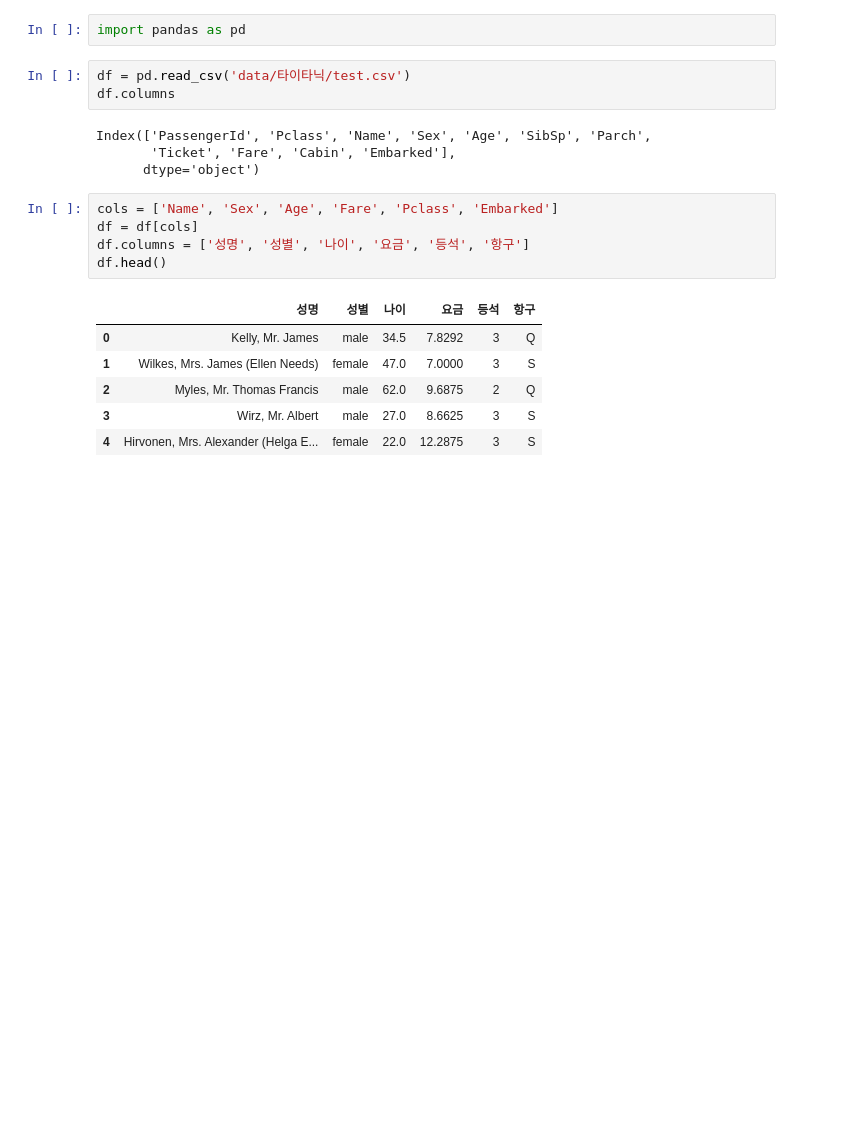
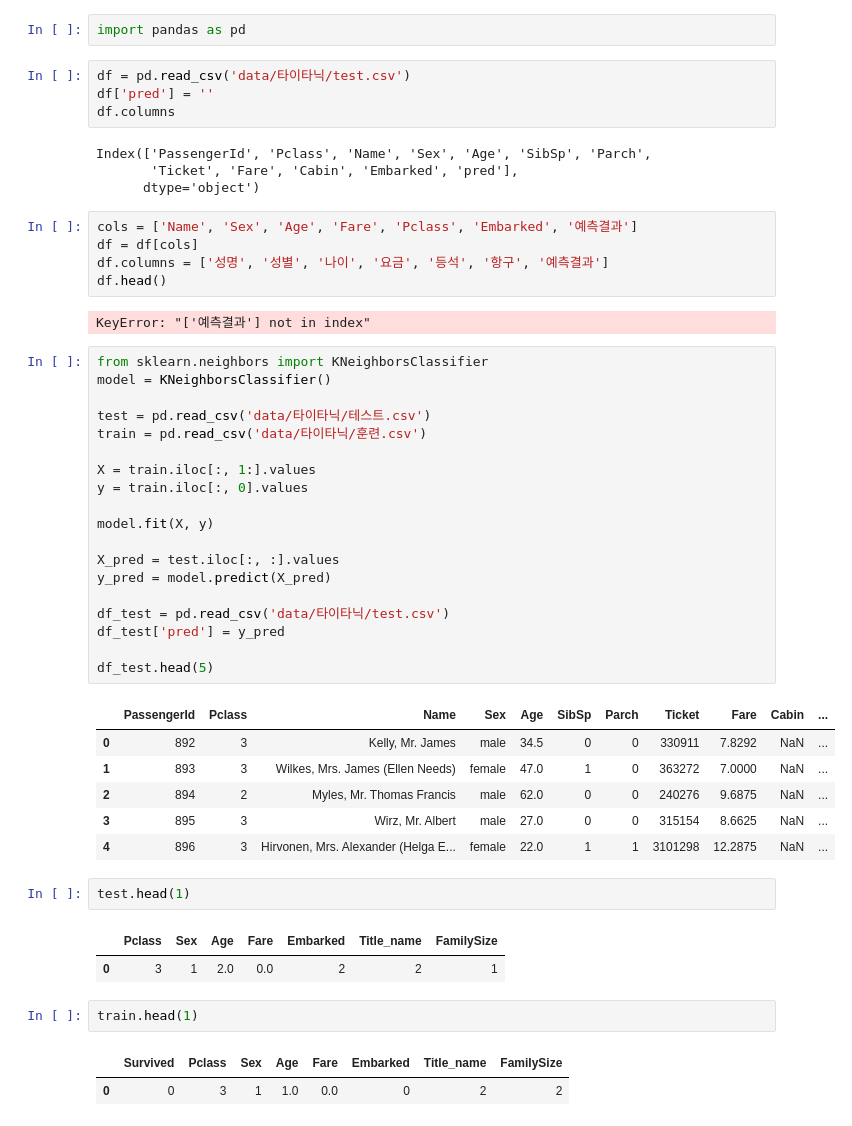
Before and after one commit to junhwan4769/python0, a Jupyter notebook: 05.인공지능/08.타이타닉1.ipynb, the cells around one changed output. Saved outputs shown, nothing was run; the diff lists cells and outputs as text; blank space fills up the shorter version.

```diff
--- a/05.인공지능/08.타이타닉1.ipynb
+++ b/05.인공지능/08.타이타닉1.ipynb
@@ -2,20 +2,52 @@
 import pandas as pd
 # %%
 df = pd.read_csv('data/타이타닉/test.csv')
+df['pred'] = ''
 df.columns
 # %% [output]
 Index(['PassengerId', 'Pclass', 'Name', 'Sex', 'Age', 'SibSp', 'Parch',
-       'Ticket', 'Fare', 'Cabin', 'Embarked'],
+       'Ticket', 'Fare', 'Cabin', 'Embarked', 'pred'],
       dtype='object')
 # %%
-cols = ['Name', 'Sex', 'Age', 'Fare', 'Pclass', 'Embarked']
+cols = ['Name', 'Sex', 'Age', 'Fare', 'Pclass', 'Embarked', '예측결과']
 df = df[cols]
-df.columns = ['성명', '성별', '나이', '요금', '등석', '항구']
+df.columns = ['성명', '성별', '나이', '요금', '등석', '항구', '예측결과']
 df.head()
 # %% [output]
-|  | 성명 | 성별 | 나이 | 요금 | 등석 | 항구 |
-| 0 | Kelly, Mr. James | male | 34.5 | 7.8292 | 3 | Q |
-| 1 | Wilkes, Mrs. James (Ellen Needs) | female | 47.0 | 7.0000 | 3 | S |
-| 2 | Myles, Mr. Thomas Francis | male | 62.0 | 9.6875 | 2 | Q |
-| 3 | Wirz, Mr. Albert | male | 27.0 | 8.6625 | 3 | S |
-| 4 | Hirvonen, Mrs. Alexander (Helga E... | female | 22.0 | 12.2875 | 3 | S |
+KeyError: "['예측결과'] not in index"
+# %%
+from sklearn.neighbors import KNeighborsClassifier
+model = KNeighborsClassifier()
+
+test = pd.read_csv('data/타이타닉/테스트.csv')
+train = pd.read_csv('data/타이타닉/훈련.csv')
+
+X = train.iloc[:, 1:].values
+y = train.iloc[:, 0].values
+
+model.fit(X, y)
+
+X_pred = test.iloc[:, :].values
+y_pred = model.predict(X_pred)
+
+df_test = pd.read_csv('data/타이타닉/test.csv')
+df_test['pred'] = y_pred
+
+df_test.head(5)
+# %% [output]
+|  | PassengerId | Pclass | Name | Sex | Age | SibSp | Parch | Ticket | Fare | Cabin | ... |
+| 0 | 892 | 3 | Kelly, Mr. James | male | 34.5 | 0 | 0 | 330911 | 7.8292 | NaN | ... |
+| 1 | 893 | 3 | Wilkes, Mrs. James (Ellen Needs) | female | 47.0 | 1 | 0 | 363272 | 7.0000 | NaN | ... |
+| 2 | 894 | 2 | Myles, Mr. Thomas Francis | male | 62.0 | 0 | 0 | 240276 | 9.6875 | NaN | ... |
+| 3 | 895 | 3 | Wirz, Mr. Albert | male | 27.0 | 0 | 0 | 315154 | 8.6625 | NaN | ... |
+| 4 | 896 | 3 | Hirvonen, Mrs. Alexander (Helga E... | female | 22.0 | 1 | 1 | 3101298 | 12.2875 | NaN | ... |
+# %%
+test.head(1)
+# %% [output]
+|  | Pclass | Sex | Age | Fare | Embarked | Title_name | FamilySize |
+| 0 | 3 | 1 | 2.0 | 0.0 | 2 | 2 | 1 |
+# %%
+train.head(1)
+# %% [output]
+|  | Survived | Pclass | Sex | Age | Fare | Embarked | Title_name | FamilySize |
+| 0 | 0 | 3 | 1 | 1.0 | 0.0 | 0 | 2 | 2 |
```
Also changed, not shown: parts of 16 cells of this notebook, 3 other files.
